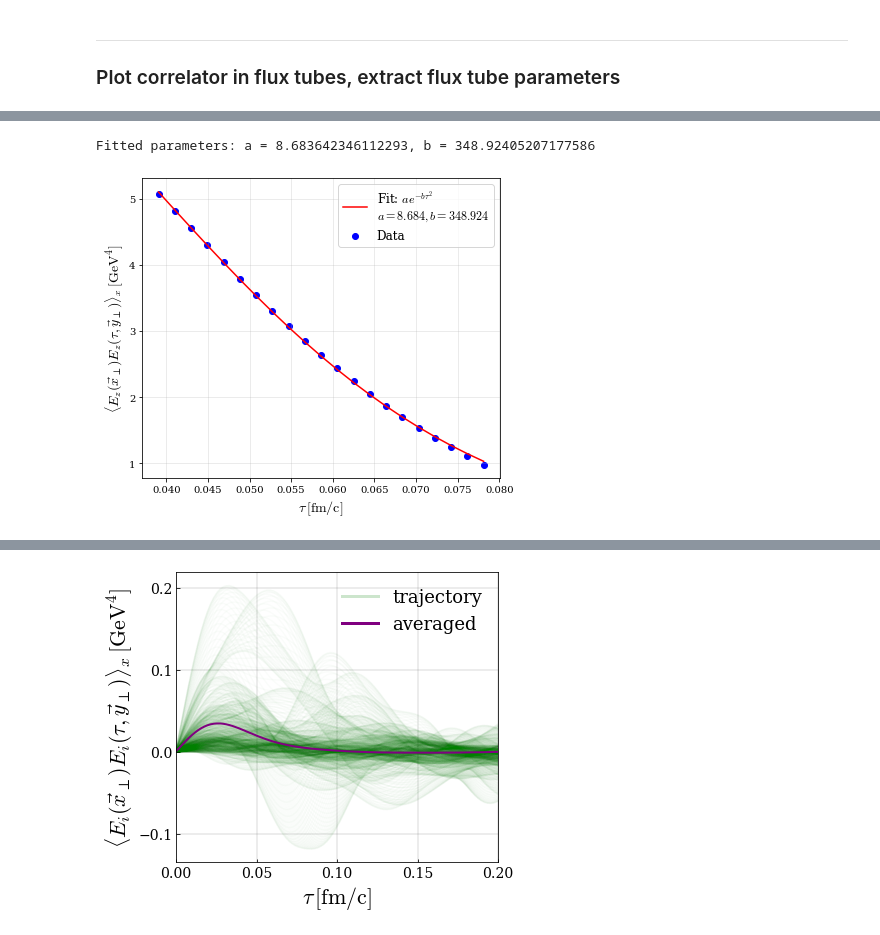
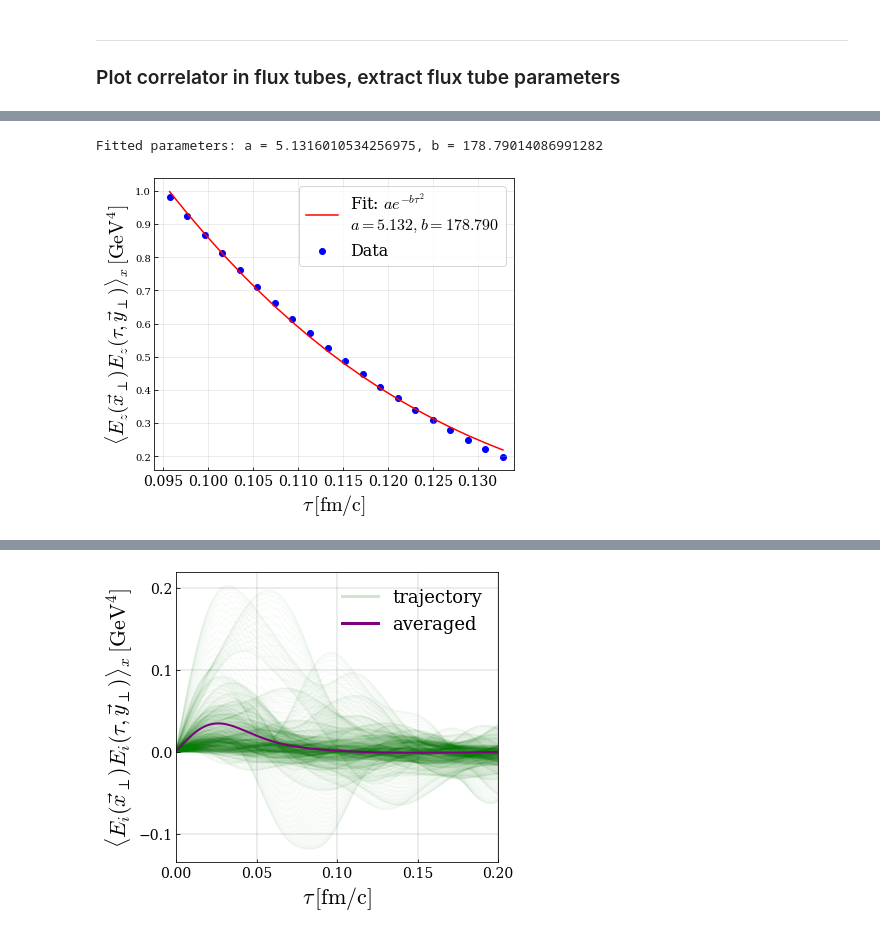
Before and after one commit to avramescudana/curraun, a Jupyter notebook: notebooks/field correlators/Electric and magnetic field correlators along eikonal jet trajectory.ipynb, the cells around one changed output, grey strips where cells are left out. Cells and saved outputs as stored; diff of their text form; code cells hidden in the pictures.

```diff
--- a/notebooks/field correlators/Electric and magnetic field correlators along eikonal jet trajectory.ipynb
+++ b/notebooks/field correlators/Electric and magnetic field correlators along eikonal jet trajectory.ipynb
@@ -72,4 +70,6 @@ UV = 10.0       # Ultraviolet regulator [GeV]
 tau_max = 0.4    # Simulation time [GeV/fm]
+# %%
+flux_tube = 3 # flux tube number
 # %%
 # Define hbar*c [GeV*fm]
 hbarc = 0.197326
@@ -138,8 +145,6 @@ with tqdm(total=maxt) as pbar:
 
 output['tau'], output['elcorr'], output['magcorr']  = delta_tau, elcorr, magcorr
 # output['elcorr_all'], output['magcorr_all'] = elcorr_all, magcorr_all
-# %%
-flux_tube = 2
 # %%
 with open(f'eik_jet_el_mag_corr_1_ev_{flux_tube}_flux_tube.pickle', 'wb') as f:
     pickle.dump(output, f)
@@ -400,54 +455,79 @@ plt.show()
 # %%
 import numpy as np
 from scipy.optimize import curve_fit
 import matplotlib.pyplot as plt
 
+plt.rcParams['font.family'] = 'DejaVu Serif'
+plt.rcParams['font.serif'] = ['DejaVu Serif']
+plt.rcParams['mathtext.fontset'] = 'cm'
+
+plt.figure(figsize=(6, 5))
+plt.tick_params(axis='both', direction='in')
+
 # Define the fitting function
-def exp_fit(tau, a, b):
+def exp_fit_tausq(tau, a, b):
     return a * np.exp(-b * tau**2)
 
+def exp_fit_tau(tau, a, b):
+    return a * np.exp(-b * tau)
+
 # Define the slice range
-# 1st tube
-# delta_tau_1 = 0.00  # Start of the slice
-# delta_tau_2 = 0.07  # End of the slice
-
-# 2nd tube
-delta_tau_1 = 0.039  # Start of the slice
-delta_tau_2 = 0.08  # End of the slice
-
-# 3rd tube
-# delta_tau_1 = 0.054  # Start of the slice
-# delta_tau_2 = 0.09  # End of the slice
-
-# 4th tube
-# delta_tau_1 = 0.06  # Start of the slice
-# delta_tau_2 = 0.08  # End of the slice
+if flux_tube == 1:
+    delta_tau_1 = 0.01
+    delta_tau_2 = 0.07
+elif flux_tube == 2:
+    delta_tau_1 = 0.04
+    delta_tau_2 = delta_tau_1 + 0.05
+elif flux_tube == 3:
+    delta_tau_1 = 0.04 + 0.054
+    delta_tau_2 = delta_tau_1 + 0.04
+elif flux_tube == 4:
+    delta_tau_1 = 0.04 + 0.054 + 0.075
+    delta_tau_2 = delta_tau_1 + 0.06
+elif flux_tube == 5:
+    delta_tau_1 = 0.04 + 0.054 + 0.075 + 0.122
+    delta_tau_2 = delta_tau_1 + 0.04
 
 # Extract the slice
 mask = (delta_tau >= delta_tau_1) & (delta_tau <= delta_tau_2)
 delta_tau_slice = delta_tau[mask]
 elcorr_slice = elcorr[mask, 2]
 
 # Perform the curve fitting
-popt, pcov = curve_fit(exp_fit, delta_tau_slice, elcorr_slice)
+if flux_tube == 1:
+    popt, pcov = curve_fit(exp_fit_tausq, delta_tau_slice, elcorr_slice)
+# elif flux_tube == 5:
+#     popt, pcov = curve_fit(exp_fit_tau, delta_tau_slice, elcorr_slice)
+else:
+    popt, pcov = curve_fit(exp_fit_tausq, delta_tau_slice, elcorr_slice)
 
 # Extract the fitted parameters
 a, b = popt
 print(f"Fitted parameters: a = {a}, b = {b}")
 
+if flux_tube == 1:
+    fit_func = exp_fit_tausq(delta_tau_slice, a, b)
+# elif flux_tube == 5:
+#     fit_func = exp_fit_tau(delta_tau_slice, a, b)
+else:
+    fit_func = exp_fit_tausq(delta_tau_slice, a, b)
+
 # Plot the data and the fit
-plt.figure(figsize=(6, 5))
 plt.scatter(delta_tau_slice, elcorr_slice, label="Data", color="blue")
-plt.plot(delta_tau_slice, exp_fit(delta_tau_slice, a, b), label=f"Fit: $a e^{{-b \\tau^2}}$\n$a={a:.3f}, b={b:.3f}$", color="red")
-plt.xlabel(r"$\tau\,\mathrm{[fm/c]}$", fontsize=14)
-plt.ylabel(r"$\langle E_z(\vec{x}_\perp)E_z(\tau, \vec{y}_\perp)\rangle_x\,\mathrm{[GeV^4]}$", fontsize=14)
-plt.legend(fontsize=12)
+plt.plot(delta_tau_slice, fit_func, label=f"Fit: $a e^{{-b \\tau^2}}$\n$a={a:.3f}, b={b:.3f}$", color="red")
+plt.xlabel(r"$\tau\,\mathrm{[fm/c]}$", fontsize=20)
+plt.ylabel(r"$\langle E_z(\vec{x}_\perp)E_z(\tau, \vec{y}_\perp)\rangle_x\,\mathrm{[GeV^4]}$", fontsize=20)
+plt.legend(fontsize=16)
+plt.xticks(fontsize=14)
+plt.xticks(fontsize=14)
+plt.xlim([delta_tau_1, delta_tau_2])
 plt.grid(alpha=0.3)
 plt.tight_layout()
+plt.savefig(f'ezcorr_lightlike_fit_tube_{flux_tube}.png', dpi=900, facecolor='w')
 plt.show()
 # %% [output]
-Fitted parameters: a = 8.683642346112293, b = 348.92405207177586
+Fitted parameters: a = 5.1316010534256975, b = 178.79014086991282
-[figure, old version]
+[figure, new version]
 # %%
 tau_e = np.sqrt(1 / b)
 print(f"Exponential time scale: {tau_e:.3f} fm/c")
```
Also changed, not shown: parts of 13 cells of this notebook.
